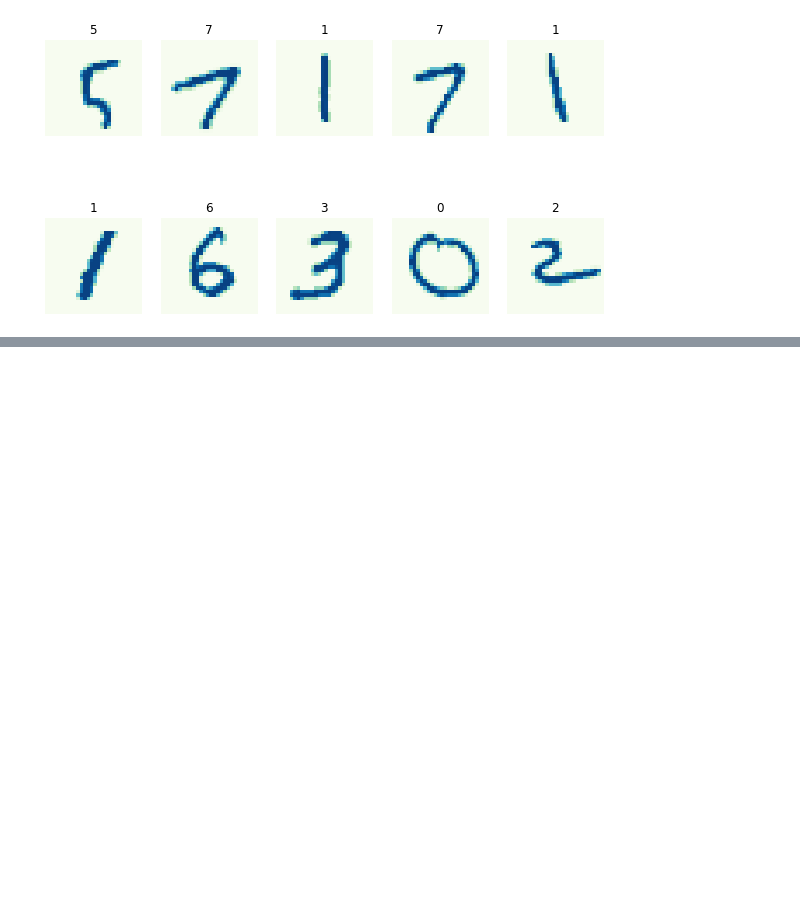
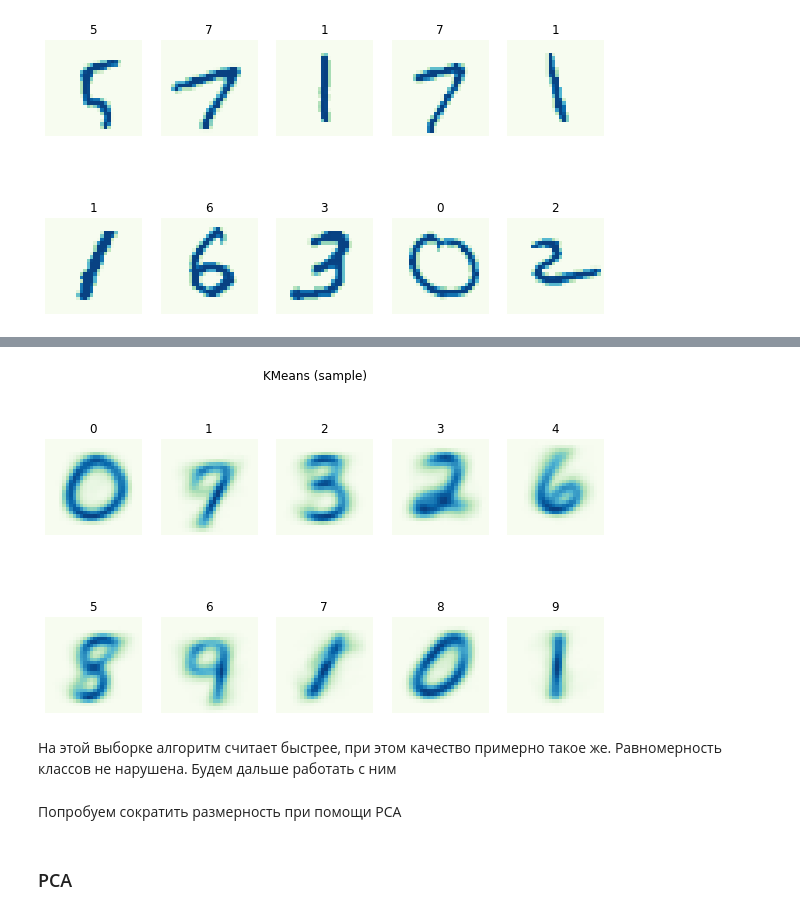
Before and after one commit to albert-bariev/rs-school-ml, a Jupyter notebook: 8_clustering.ipynb, the cells around one changed output, grey strips where cells are left out. Cells and saved outputs as stored; diff of their text form; code cells hidden in the pictures; blank space fills up the shorter version.

```diff
--- a/8_clustering.ipynb
+++ b/8_clustering.ipynb
@@ -526,0 +572,6 @@ for ax, image, label in zip(axes.flatten(), X[100:111], y[100:111]):
+# %%
+random_state = RandomState(seed=42)
+# %%
+rand_idx = random_state.choice(range(70000), size=5000, replace=False)
+X_sample , y_sample = X[rand_idx], y[rand_idx]
+X_sample.shape , y_sample.shape
@@ -526,0 +594,6 @@ for ax, image, label in zip(axes.flatten(), X[100:111], y[100:111]):
+# %%
+%%time
+kmeans_sample = KMeans(n_clusters=10).fit(X_sample)
+get_metrics(X_sample, y_true=y_sample, y_pred=kmeans_sample.labels_, model_name='KMeans (sample)')
+plot_centers(cluster_centers=kmeans_sample.cluster_centers_, labels=list(set(kmeans_sample.labels_)), model_name='KMeans (sample)')
+# %% [output]
@@ -526,0 +603,7 @@ for ax, image, label in zip(axes.flatten(), X[100:111], y[100:111]):
+[figure, added]
+# %% [markdown]
+На этой выборке алгоритм считает быстрее, при этом качество примерно такое же. Равномерность классов не нарушена. Будем дальше работать с ним
+# %% [markdown]
+Попробуем сократить размерность при помощи PCA
+# %% [markdown]
+### PCA
```
Also changed, not shown: parts of 56 cells of this notebook.
